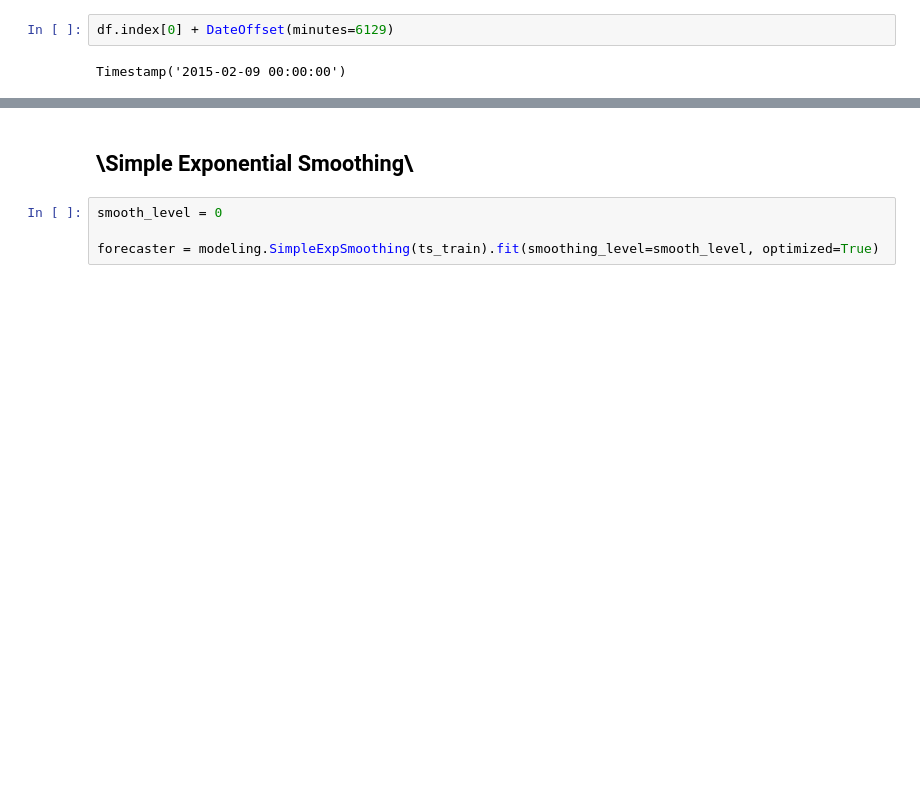
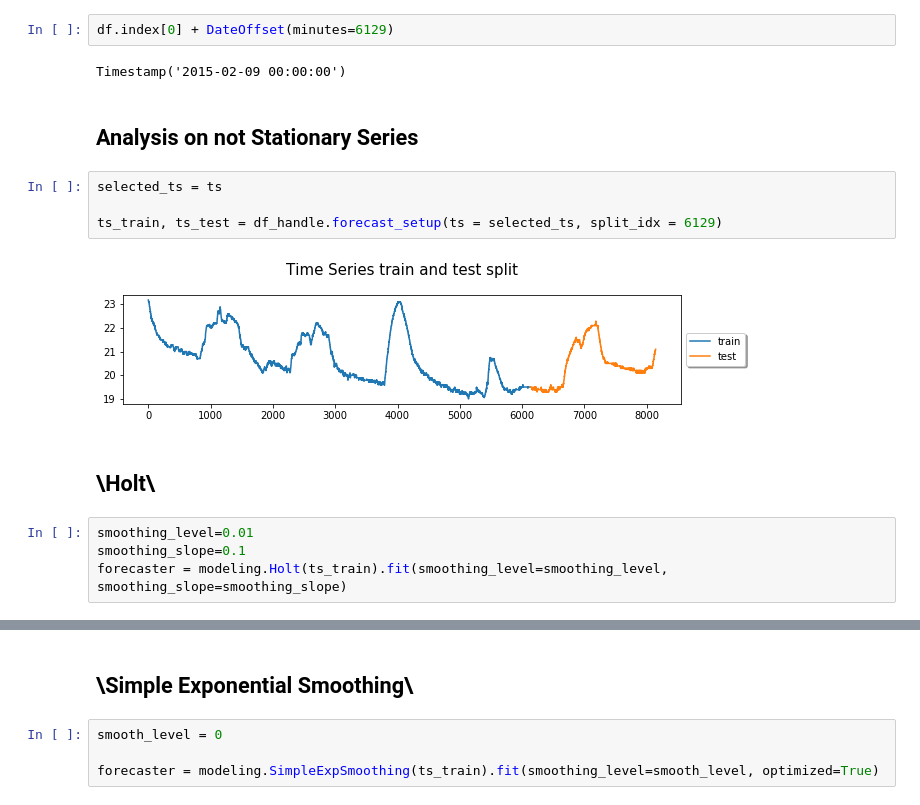
Before and after one commit to lorenzoFerri95/DataMining_Advanced, a Jupyter notebook: Lorenzo/Task 3/forecast.ipynb, the cells around one changed output, grey strips where cells are left out. Drawn from its saved outputs; the diff is of its cells as text; blank space fills up the shorter version.

```diff
--- a/Lorenzo/Task 3/forecast.ipynb
+++ b/Lorenzo/Task 3/forecast.ipynb
@@ -135,3 +135,17 @@ from pandas.tseries.offsets import DateOffset
 df.index[0] + DateOffset(minutes=6129)
 # %% [output]
 Timestamp('2015-02-09 00:00:00')
+# %% [markdown]
+## Analysis on not Stationary Series
+# %%
+selected_ts = ts
+
+ts_train, ts_test = df_handle.forecast_setup(ts = selected_ts, split_idx = 6129)
+# %% [output]
+[figure, added]
+# %% [markdown]
+## \Holt\
+# %%
+smoothing_level=0.01
+smoothing_slope=0.1
+forecaster = modeling.Holt(ts_train).fit(smoothing_level=smoothing_level, smoothing_slope=smoothing_slope)
```
Also changed, not shown: parts of 20 cells of this notebook, 17 other files.
